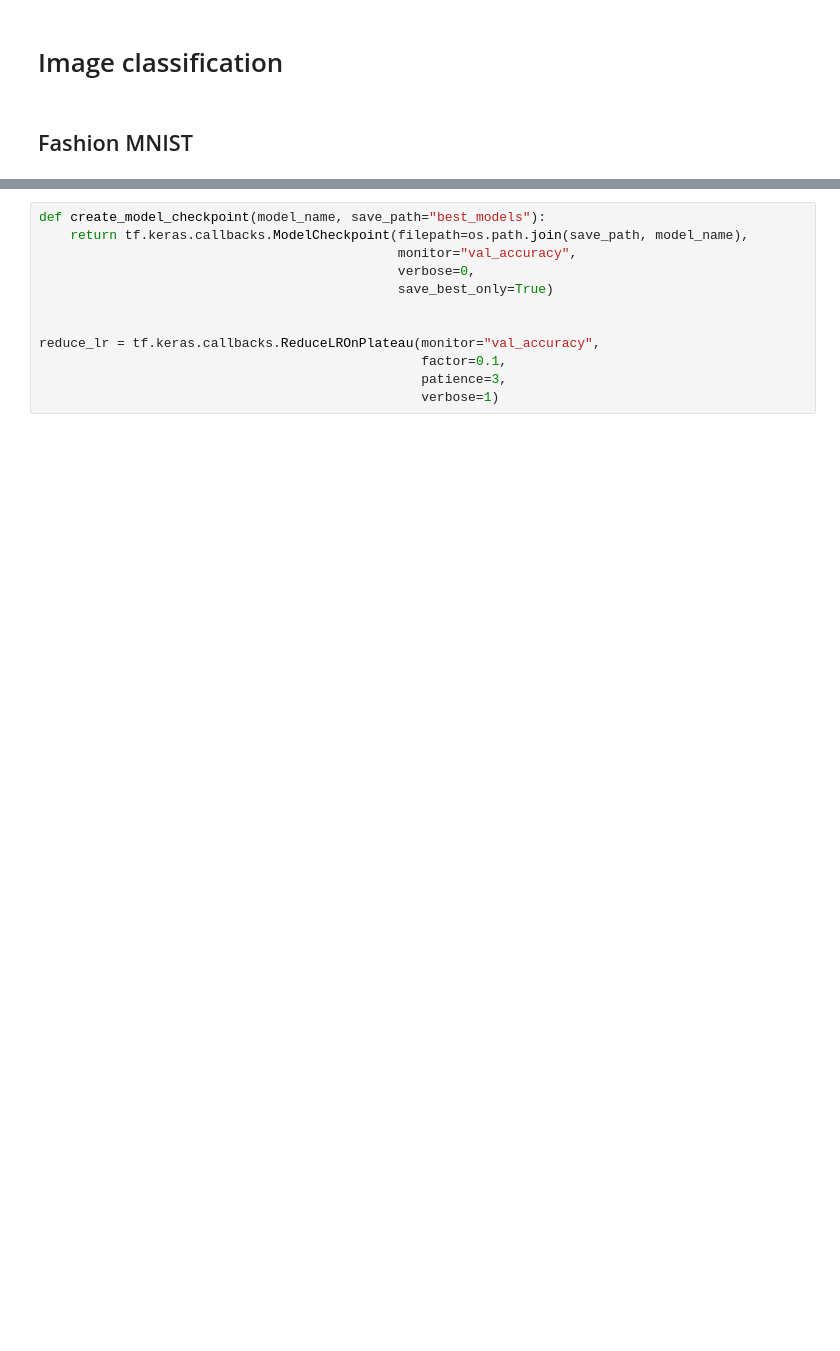
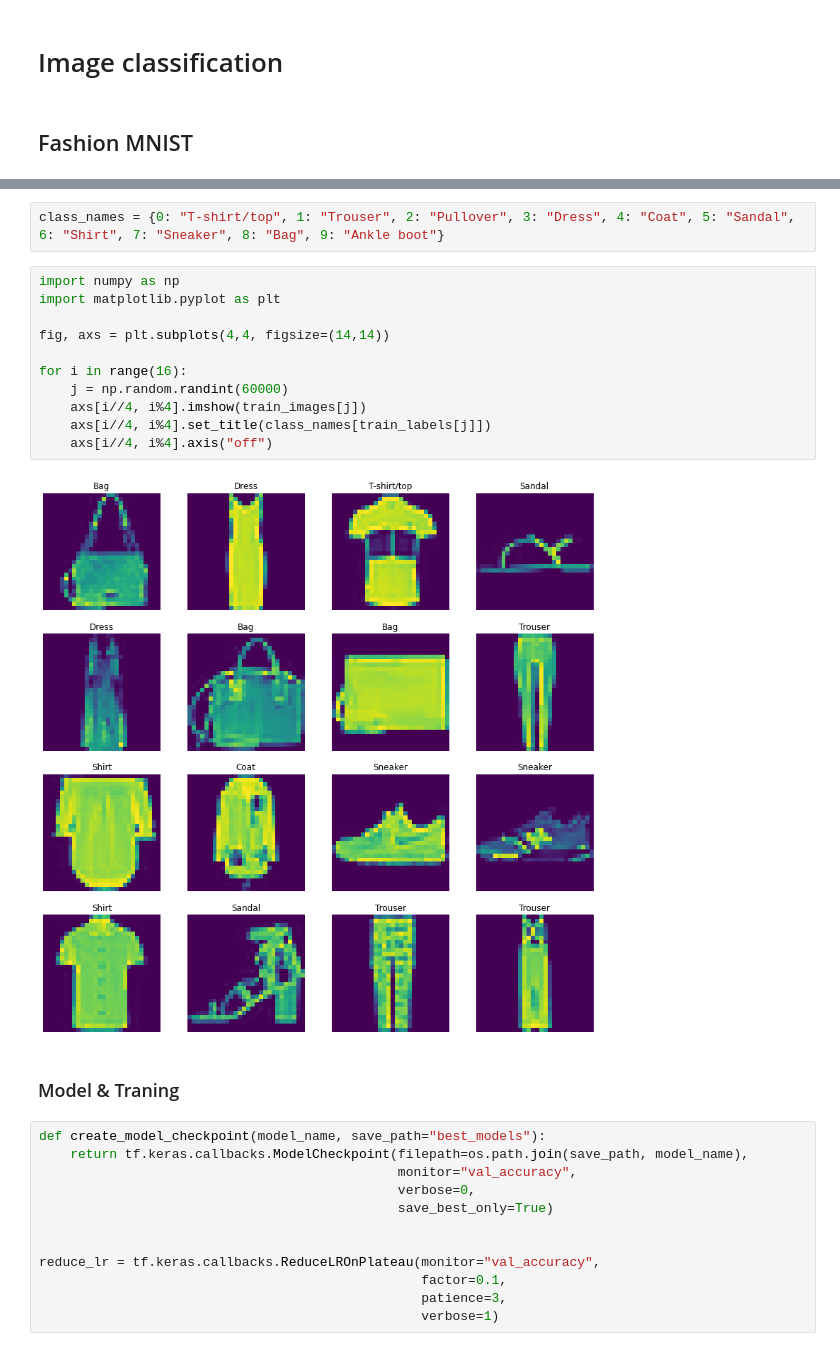
Before and after one commit to KornelWitkowski/TensorFlow-benchmarks, a Jupyter notebook: Image_classification.ipynb, the cells around one changed output, grey strips where cells are left out. Cells and saved outputs as stored; diff of their text form; blank space fills up the shorter version.

```diff
--- a/Image_classification.ipynb
+++ b/Image_classification.ipynb
@@ -28,3 +20,20 @@ Downloading data from https://storage.googleapis.com/tensorflow/tf-keras-dataset
+# %%
+class_names = {0: "T-shirt/top", 1: "Trouser", 2: "Pullover", 3: "Dress", 4: "Coat", 5: "Sandal", 6: "Shirt", 7: "Sneaker", 8: "Bag", 9: "Ankle boot"}
+# %%
+import numpy as np
+import matplotlib.pyplot as plt
+
+fig, axs = plt.subplots(4,4, figsize=(14,14))
+
+for i in range(16):
+    j = np.random.randint(60000)
+    axs[i//4, i%4].imshow(train_images[j])
+    axs[i//4, i%4].set_title(class_names[train_labels[j]])
+    axs[i//4, i%4].axis("off")
+# %% [output]
+[figure, added]
+# %% [markdown]
+### Model & Traning
 # %%
 def create_model_checkpoint(model_name, save_path="best_models"):
     return tf.keras.callbacks.ModelCheckpoint(filepath=os.path.join(save_path, model_name),
```
Also changed, not shown: parts of 40 cells of this notebook.
